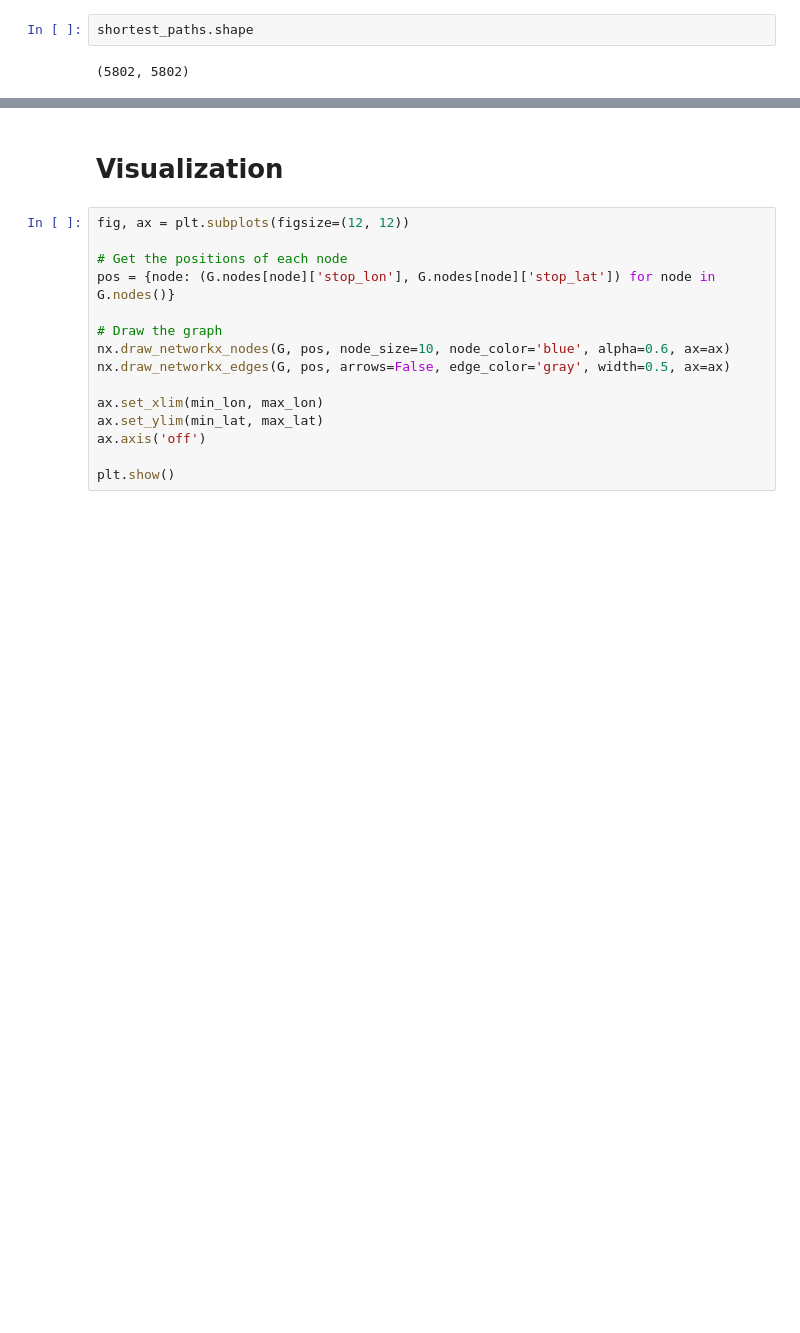
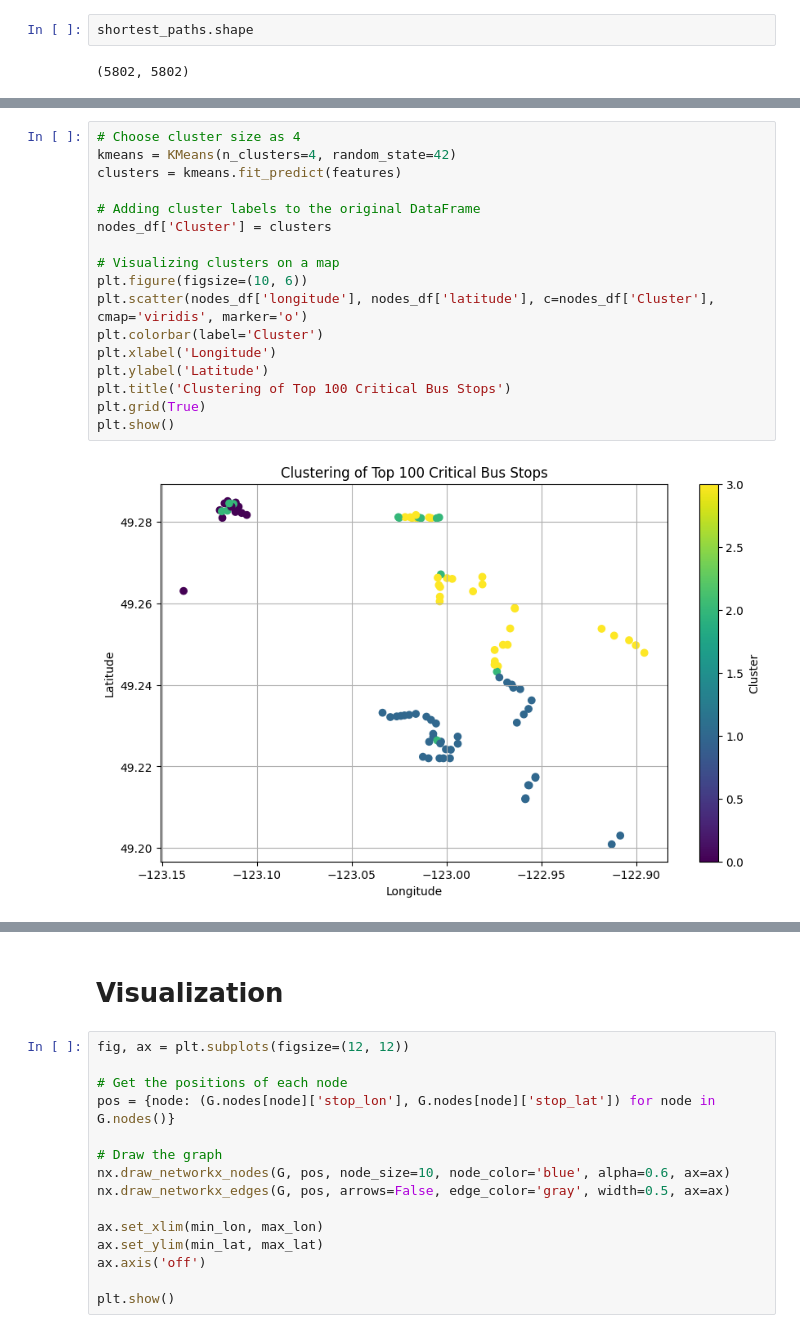
Before and after one commit to Crimson725/proj, a Jupyter notebook: proj.ipynb, the cells around one changed output, grey strips where cells are left out. Drawn from its saved outputs; the diff is of its cells as text; blank space fills up the shorter version.

```diff
--- a/proj.ipynb
+++ b/proj.ipynb
@@ -132,0 +151,19 @@ Percentage of critical nodes: 18.29%
+# %%
+# Choose cluster size as 4
+kmeans = KMeans(n_clusters=4, random_state=42)
+clusters = kmeans.fit_predict(features)
+
+# Adding cluster labels to the original DataFrame
+nodes_df['Cluster'] = clusters
+
+# Visualizing clusters on a map
+plt.figure(figsize=(10, 6))
+plt.scatter(nodes_df['longitude'], nodes_df['latitude'], c=nodes_df['Cluster'], cmap='viridis', marker='o')
+plt.colorbar(label='Cluster')
+plt.xlabel('Longitude')
+plt.ylabel('Latitude')
+plt.title('Clustering of Top 100 Critical Bus Stops')
+plt.grid(True)
+plt.show()
+# %% [output]
+[figure, added]
```
Also changed, not shown: parts of 16 cells of this notebook.
